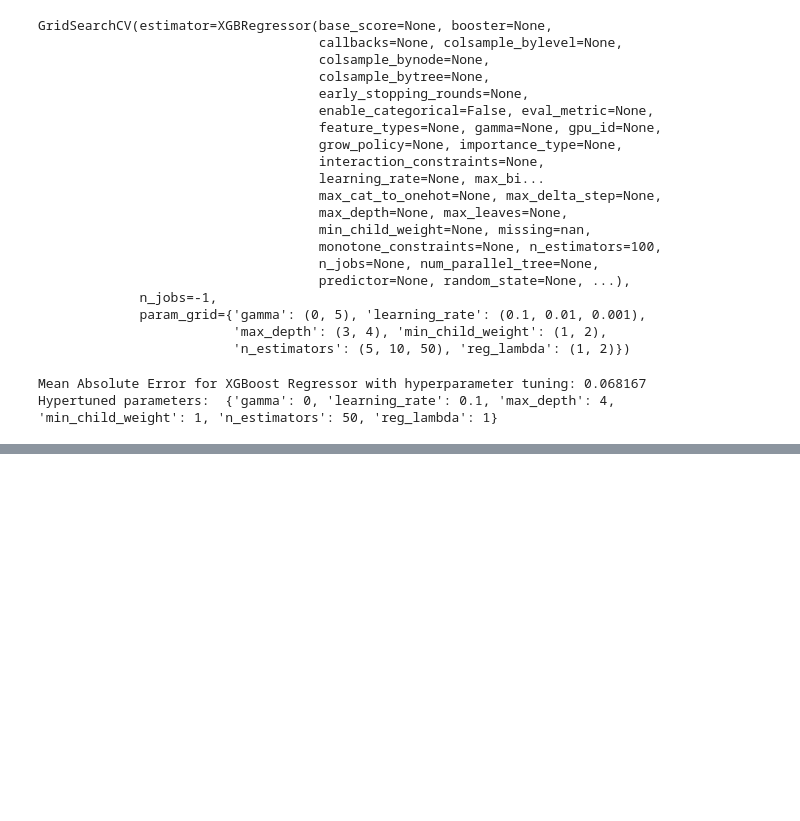
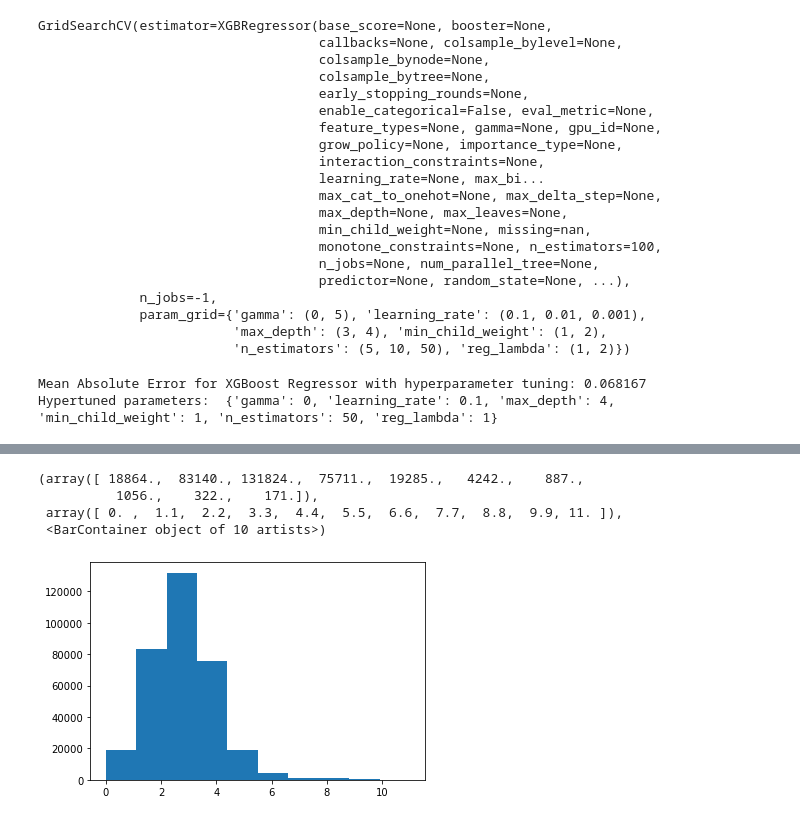
Before and after one commit to shimi66/AML_Assignment_2, a Jupyter notebook: Assignment_2.ipynb, the cells around one changed output, grey strips where cells are left out. Drawn from its saved outputs; the diff is of its cells as text; code cells hidden in the pictures; blank space fills up the shorter version.

```diff
--- a/Assignment_2.ipynb
+++ b/Assignment_2.ipynb
@@ -500,0 +481,13 @@ full_dataset.loc[:, 'calculatedfinishedsquarefeet'].hist()
+# %%
+# plotting histograms of 3 numeric fields for questions2.txt
+
+import matplotlib.pyplot as plt
+
+#create histogram for bedroomcnt variable
+plt.hist(full_dataset['bedroomcnt'], range=[0,11])
+# %% [output]
+(array([ 18864.,  83140., 131824.,  75711.,  19285.,   4242.,    887.,
+          1056.,    322.,    171.]),
+ array([ 0. ,  1.1,  2.2,  3.3,  4.4,  5.5,  6.6,  7.7,  8.8,  9.9, 11. ]),
+ <BarContainer object of 10 artists>)
+[figure, added]
```
Also changed, not shown: parts of 9 cells of this notebook, 1 other file.
